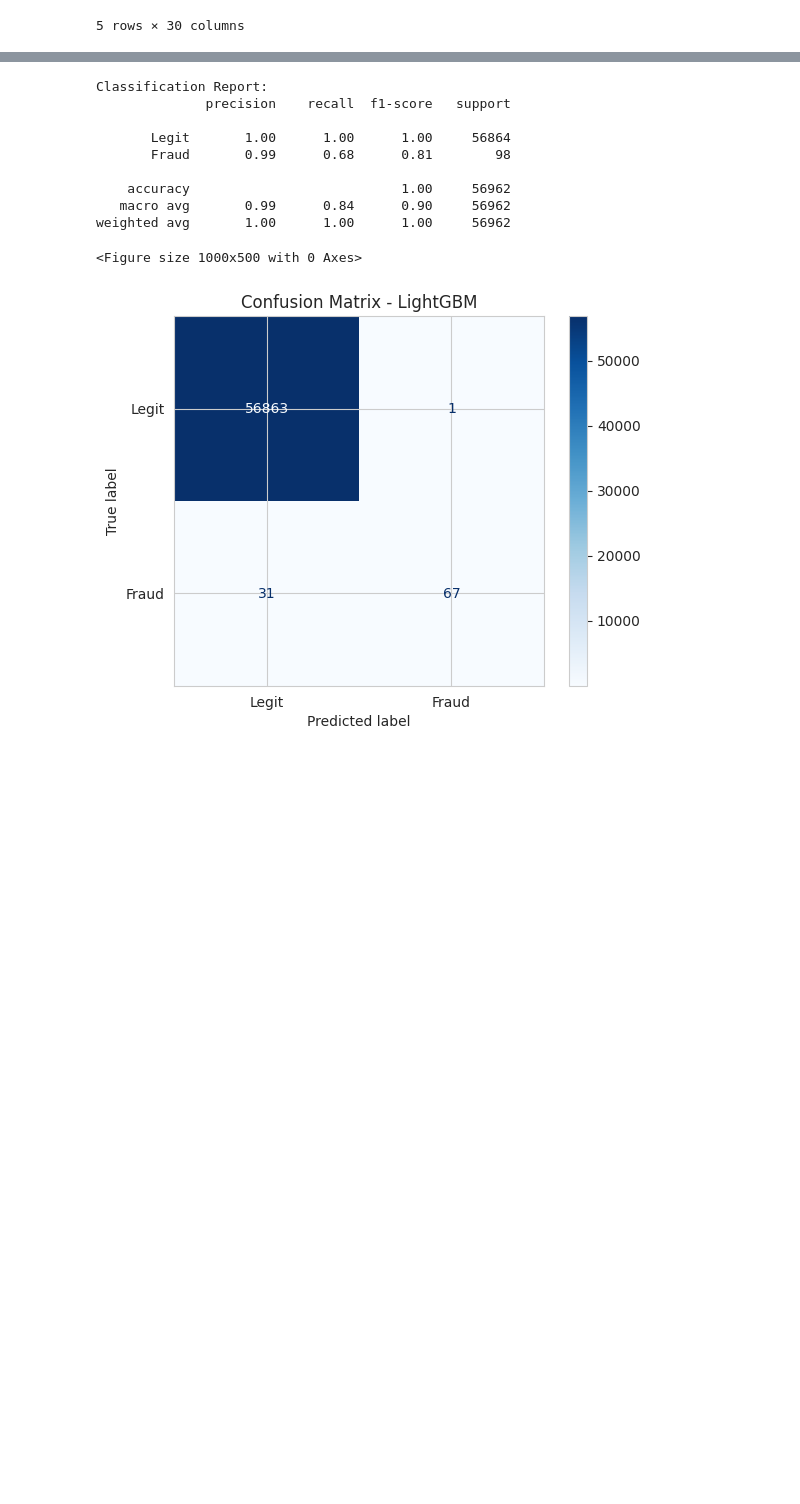
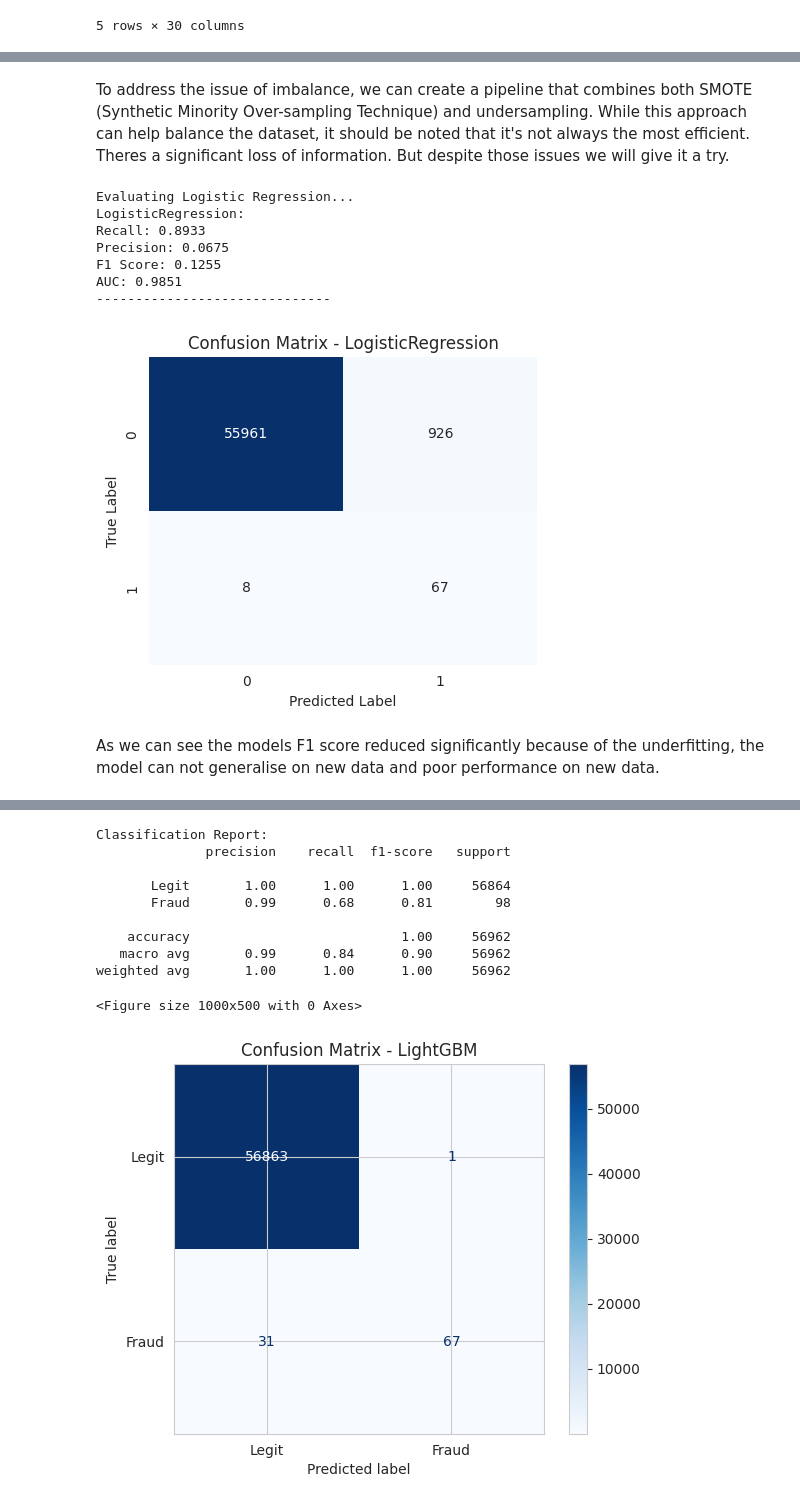
Before and after one commit to shehryars715/Payment_Anomaly_Detector, a Jupyter notebook: cc_Eda.ipynb, the cells around one changed output, grey strips where cells are left out. Cells and saved outputs as stored; diff of their text form; code cells hidden in the pictures; blank space fills up the shorter version.

```diff
--- a/cc_Eda.ipynb
+++ b/cc_Eda.ipynb
@@ -411,0 +478,2 @@ max         1.036406
+# %% [markdown]
+To address the issue of imbalance, we can create a pipeline that combines both SMOTE (Synthetic Minority Over-sampling Technique) and undersampling. While this approach can help balance the dataset, it should be noted that it's not always the most efficient. Theres a significant loss of information. But despite those issues we will give it a try.
@@ -411,0 +520,57 @@ max         1.036406
+# %%
+import matplotlib.pyplot as plt
+import seaborn as sns
+from sklearn.linear_model import LogisticRegression
+from sklearn.metrics import recall_score, precision_score, f1_score, roc_auc_score, confusion_matrix
+
+# Fix your resampling call (currently incorrect)
+X_train_resampled, y_train_resampled = resample_pipeline.fit_resample(train_features, train_labels)
+
+# Define the model
+model = LogisticRegression(random_state=42, max_iter=1000)
+
+# Confusion Matrix plotting function
+def plot_confusion_matrix(y_true, y_pred, model_name):
+    cm = confusion_matrix(y_true, y_pred)
+    plt.figure(figsize=(5,4))
+    sns.heatmap(cm, annot=True, fmt="d", cmap="Blues", cbar=False)
+    plt.title(f"Confusion Matrix - {model_name}")
+    plt.xlabel("Predicted Label")
+    plt.ylabel("True Label")
+    plt.show()
+
+# Evaluate function
+def evaluate_model(model, X_train, y_train, X_test, y_test):
+    model.fit(X_train, y_train)
+    y_pred = model.predict(X_test)
+    y_prob = model.predict_proba(X_test)[:, 1] if hasattr(model, "predict_proba") else model.decision_function(X_test)
+
+    recall = recall_score(y_test, y_pred)
+    precision = precision_score(y_test, y_pred)
+    f1 = f1_score(y_test, y_pred)
+    auc = roc_auc_score(y_test, y_prob)
+
+    print(f"{model.__class__.__name__}:")
+    print(f"Recall: {recall:.4f}")
+    print(f"Precision: {precision:.4f}")
+    print(f"F1 Score: {f1:.4f}")
+    print(f"AUC: {auc:.4f}")
+    print("-" * 30)
+
+    # Plot confusion matrix
+    plot_confusion_matrix(y_test, y_pred, model.__class__.__name__)
+
+# Run evaluation for the Logistic Regression model
+print("Evaluating Logistic Regression...")
+evaluate_model(model, X_train_resampled, y_train_resampled, test_features, test_labels)
+# %% [output]
+Evaluating Logistic Regression...
+LogisticRegression:
+Recall: 0.8933
+Precision: 0.0675
+F1 Score: 0.1255
+AUC: 0.9851
+------------------------------
+[figure, added]
+# %% [markdown]
+As we can see the models F1 score reduced significantly because of the underfitting, the model can not generalise on new data and poor performance on new data.
```
Also changed, not shown: parts of 11 cells of this notebook.
